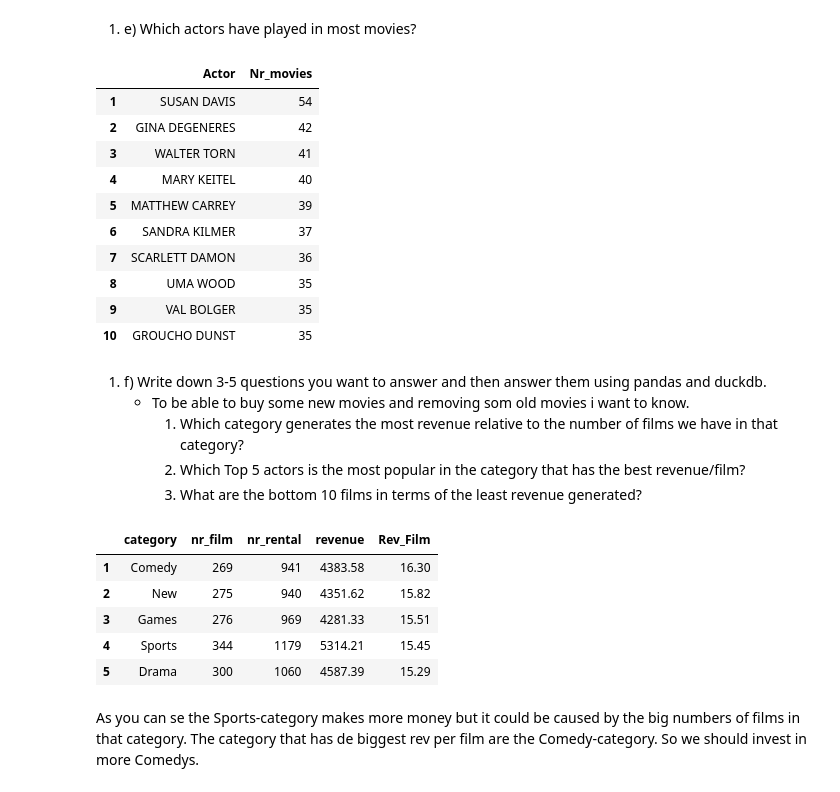
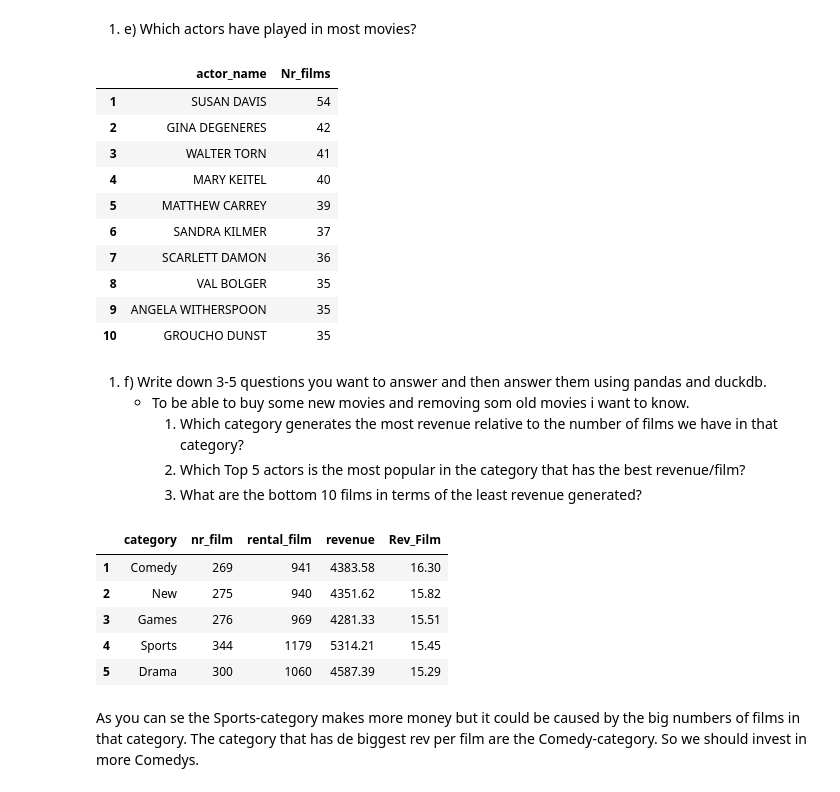
Before and after one commit to RikardOledal/SQL_DE25_LAB_Rikard_Oledal, a Jupyter notebook: manager_report.ipynb, the cells around one changed output. Cells and saved outputs as stored; diff of their text form; code cells hidden in the pictures.

```diff
--- a/manager_report.ipynb
+++ b/manager_report.ipynb
@@ -140,23 +132,21 @@ film_dayrent
 # %%
 most_movies = duckdb.sql("""
     SELECT
-        a.first_name || ' ' || a.last_name AS Actor,
-        COUNT(*) AS Nr_movies
-    FROM
-        film_actor fa
-    LEFT JOIN actor a ON a.actor_id = fa.actor_id
+        actor_name,
+        COUNT(*) AS Nr_films
+    FROM actor
     GROUP BY
-        Actor
+        actor_name
     ORDER BY
-        Nr_movies DESC
+        Nr_films DESC
     LIMIT
         10;
 """).df()
 
 most_movies.index = most_movies.index + 1
 most_movies
 # %% [output]
-|  | Actor | Nr_movies |
+|  | actor_name | Nr_films |
 | 1 | SUSAN DAVIS | 54 |
 | 2 | GINA DEGENERES | 42 |
 | 3 | WALTER TORN | 41 |
@@ -164,8 +154,8 @@ most_movies
 | 5 | MATTHEW CARREY | 39 |
 | 6 | SANDRA KILMER | 37 |
 | 7 | SCARLETT DAMON | 36 |
-| 8 | UMA WOOD | 35 |
-| 9 | VAL BOLGER | 35 |
+| 8 | VAL BOLGER | 35 |
+| 9 | ANGELA WITHERSPOON | 35 |
 | 10 | GROUCHO DUNST | 35 |
 # %% [markdown]
 1. f)  Write down 3-5 questions you want to answer and then answer them using pandas and duckdb.
@@ -175,28 +165,28 @@ most_movies
         3. What are the bottom 10 films in terms of the least revenue generated?
 # %%
 most_rev_cat = duckdb.sql("""
-                          SELECT
-                            c.name AS category,
-                            COUNT(DISTINCT i.inventory_id) AS nr_film,
-                            COUNT(i.inventory_id) AS nr_rental,
-                            SUM(p.amount) AS revenue,
-                            ROUND(SUM(p.amount)/COUNT(DISTINCT i.inventory_id),2) AS Rev_Film
-                          FROM film f
-                          LEFT JOIN film_category fc ON fc.film_id = f.film_id
-                          LEFT JOIN category c ON c.category_id = fc.category_id
-                          LEFT JOIN language l ON l.language_id = f.language_id
-                          RIGHT JOIN inventory i ON i.film_id = f.film_id
-                          RIGHT JOIN rental r ON r.inventory_id = i.inventory_id
-                          RIGHT JOIN payment p ON p.rental_id = r.rental_id
-                          WHERE category IS NOT NULL
-                          GROUP BY category
-                          ORDER BY Rev_Film DESC;
-                        """).df()
+    SELECT
+        i.category,
+        COUNT(DISTINCT i.inventory_id) AS nr_film,
+        COUNT(i.inventory_id) AS rental_film,
+        SUM(rp.amount) AS revenue,
+        ROUND(
+            SUM(rp.amount) / COUNT(DISTINCT i.inventory_id),
+            2
+        ) AS Rev_Film
+    FROM
+        inventory i
+        LEFT JOIN rental_pay rp ON rp.inventory_id = i.inventory_id
+    GROUP BY
+        i.category
+    ORDER BY
+        Rev_Film DESC;
+""").df()
 
 most_rev_cat.index = most_rev_cat.index + 1
 most_rev_cat.head()
 # %% [output]
-|  | category | nr_film | nr_rental | revenue | Rev_Film |
+|  | category | nr_film | rental_film | revenue | Rev_Film |
 | 1 | Comedy | 269 | 941 | 4383.58 | 16.30 |
 | 2 | New | 275 | 940 | 4351.62 | 15.82 |
 | 3 | Games | 276 | 969 | 4281.33 | 15.51 |
```
Also changed, not shown: parts of 6 cells of this notebook, 2 other files.
